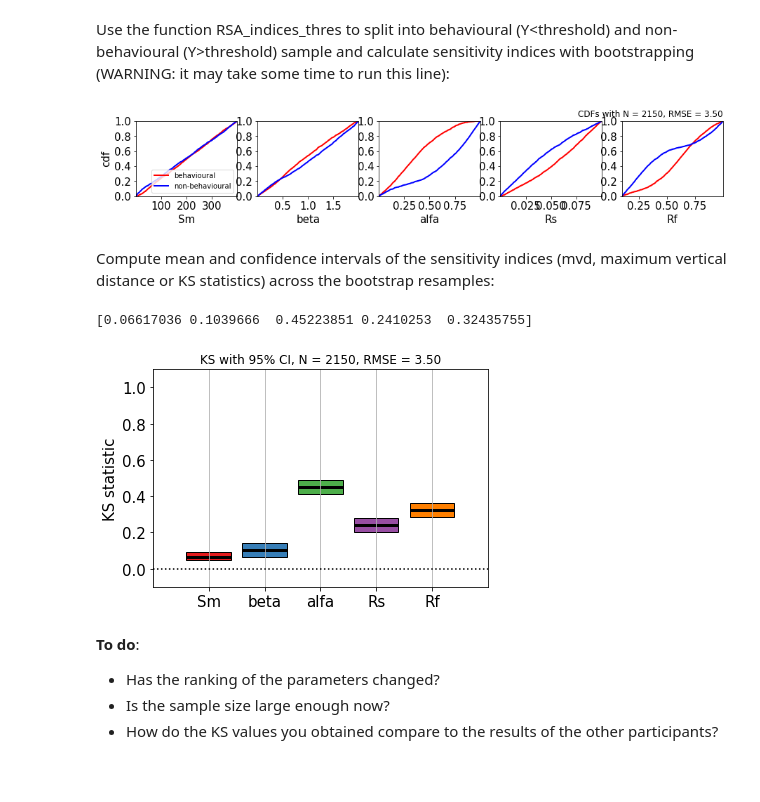
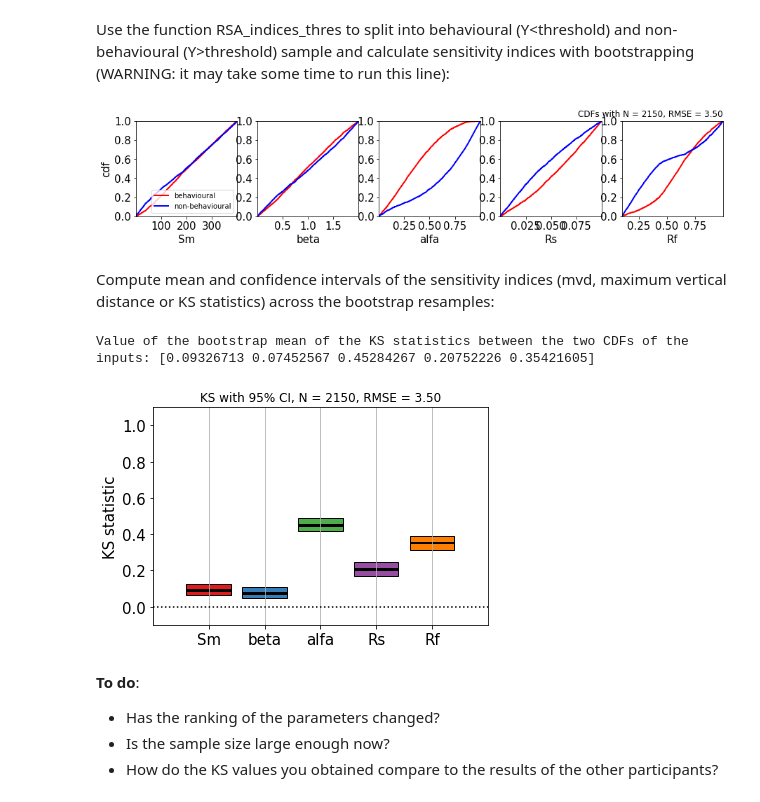
Before and after one commit to AndresPenuela/GSA-workshop, a Jupyter notebook: GSA_workflow_tutorial.ipynb, the cells around one changed output. Cells and saved outputs as stored; diff of their text form; code cells hidden in the pictures; blank space fills up the shorter version.

```diff
--- a/GSA_workflow_tutorial.ipynb
+++ b/GSA_workflow_tutorial.ipynb
@@ -240,24 +239,22 @@ plt.show()
 def sampling_function(samp_strat='lhs', N = 150):
 
     # Perform sampling:
-    X = AAT_sampling(samp_strat, M, distr_fun, distr_par, N)
+    sampling_function.X = AAT_sampling(samp_strat, M, distr_fun, distr_par, N)
 
     # Execute the model against all the input samples in 'X':
-    QQ = model_execution(HyMod.hymod_sim, X, rain, evap)
+    sampling_function.QQ = model_execution(HyMod.hymod_sim, X, rain, evap)
 
     # Plot Monte Carlo (MC) simulations results and compare with data:
     plt.figure(figsize=[15,5])
     plt.plot(flow, color=[0.7, 0.7, 0.7]) # plot for legend
-    plt.plot(np.transpose(QQ), 'k',linewidth = 0.5);
+    plt.plot(np.transpose(sampling_function.QQ), 'k',linewidth = 0.5);
     plt.plot(flow, color=[0.7, 0.7, 0.7])
     plt.ylabel('flow (mm/day)'); plt.xlabel('time (days)')
     plt.legend(['obs', 'sim'])
     plt.title("Model execution with N = %d" % N)
     plt.show()
 
-    return X, QQ
-
-sampling_interact = interact(sampling_function,samp_strat=['lhs','rsu'], N = (10,2000,10))
+sampling_interact = interact(sampling_function,samp_strat=['lhs','rsu'], N = (10,200,10))
 # %% [output]
 interactive(children=(Dropdown(description='samp_strat', options=('lhs', 'rsu'), value='lhs'), IntSlider(value…
 # %% [markdown]
@@ -265,7 +262,7 @@ Here we retreive the values selected with the sliders in the interactive figure
 # %%
 samp_strat = sampling_interact.widget.kwargs["samp_strat"]
 N          = sampling_interact.widget.kwargs["N"]
-X, QQ      = sampling_interact.widget.result
-print(X.shape)
-print(QQ.shape)
+
+# print the selected sample size
+print(N)
 # %% [output]
@@ -500,23 +495,23 @@ Use the function RSA_indices_thres to split into behavioural (Y<threshold) and n
 # %%
 mvd_N2, _, _, idxb_N2 = RSA_tr.RSA_indices_thres(X_N2, Y_N2, threshold, Nboot=Nboot)
 # mvd_N2 has shape (Nboot, M)
 
 # Plot CDFs of behavioural and non-behavioural input samples:
 RSA_tr.RSA_plot_thres(X_N2, idxb_N2, X_Labels=X_Labels)
 plt.title("CDFs with N = %d" % N2 + ', ' + Y_Label + " = %2.2f" % threshold, \
           loc='right')
 hfig_cdfs = plt.gcf() # get figure handle
-hfig_cdfs.set_size_inches(15, 5/2.54) # set width (w) and height (h) in cm
+hfig_cdfs.set_size_inches(15, 2.5) # set width and height
 plt.show()
 # %% [output]
-[figure, old version]
+[figure, new version]
 # %% [markdown]
 Compute mean and confidence intervals of the sensitivity indices (mvd, maximum vertical distance or KS statistics) across the bootstrap resamples:
 # %%
 mvd_N2_m, mvd_N2_lb, mvd_N2_ub = aggregate_boot(mvd_N2, alfa=alfa) # shape (M,)
 
 # Check the bootstrap mean values of the KS statistic:
-print(mvd_N2_m)
+print('Value of the bootstrap mean of the KS statistics between the two CDFs of the inputs: ' + str(mvd_N2_m))
 
 # Plot the sensitivity indices with their 95% confidence intervals:
 plt.figure()
@@ -525,8 +520,8 @@ pf.boxplot1(mvd_N2_m, S_lb=mvd_N2_lb, S_ub=mvd_N2_ub, X_Labels=X_Labels, \
 plt.title("KS with 95%% CI, N = %d" % N2 + ', ' + Y_Label + " = %2.2f" % threshold)
 plt.show()
 # %% [output]
-[0.06617036 0.1039666  0.45223851 0.2410253  0.32435755]
+Value of the bootstrap mean of the KS statistics between the two CDFs of the inputs: [0.09326713 0.07452567 0.45284267 0.20752226 0.35421605]
-[figure, old version]
+[figure, new version]
 # %% [markdown]
 **To do**:
 - Has the ranking of the parameters changed?
```
Also changed, not shown: parts of 17 cells of this notebook.
